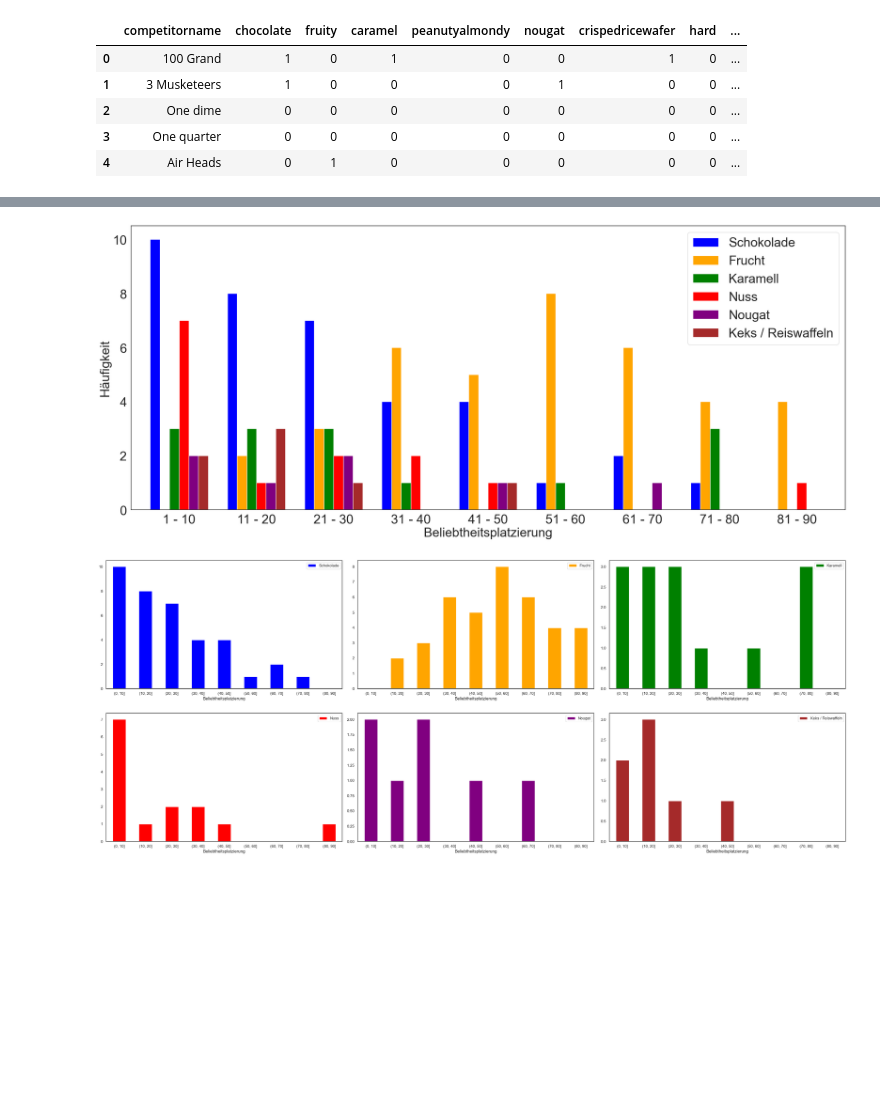
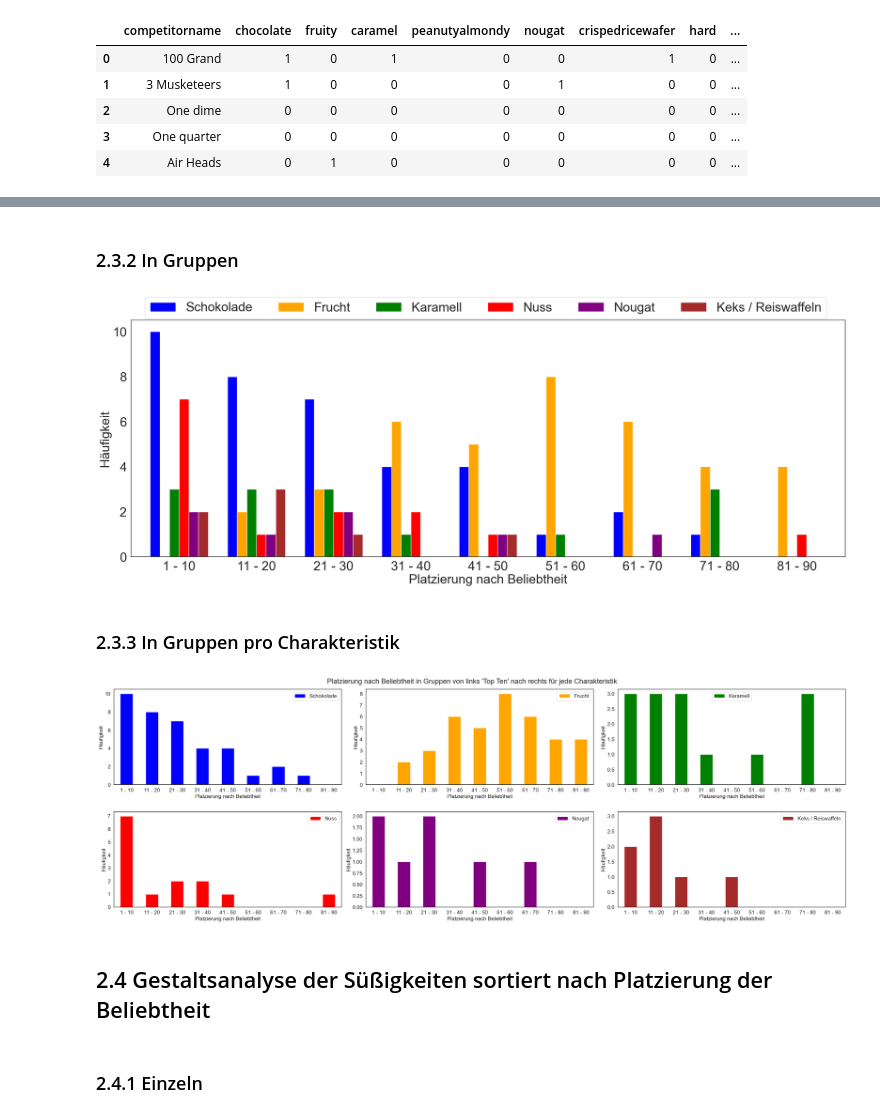
Before and after one commit to TimOliverWalter/CaseStudy_CandyData, a Jupyter notebook: case_study.ipynb, the cells around one changed output, grey strips where cells are left out. Saved outputs shown, nothing was run; the diff lists cells and outputs as text; code cells hidden in the pictures; blank space fills up the shorter version.

```diff
--- a/case_study.ipynb
+++ b/case_study.ipynb
@@ -7,6 +7,6 @@ import numpy as np
 import warnings
 warnings.filterwarnings("ignore")
 
-sns.set(style='white', rc = {'figure.figsize':(30,12)})
+sns.set(style='white', rc={'figure.figsize':[30, 10]})
 %matplotlib inline
 # %% [markdown]
@@ -91,3 +102,21 @@ df.describe().transpose()
 # %%
-sns.barplot(data=df,  y='competitorname', x='winpercent', orient='h', color='blue')
+df = df.sort_values(by='winpercent', ascending=False)
+df = df.reset_index(drop=True)
+
+taste_cols = ['chocolate', 'fruity', 'caramel', 'peanutyalmondy', 'nougat', 'crispedricewafer']
+taste_leg = ["Schokolade", "Frucht", "Karamell", "Nuss", "Nougat", "Keks / Reiswaffeln"]
+taste_color = ['blue', 'orange', 'green', 'red', 'purple', 'brown']
+
+shape_cols = ['hard', 'bar', 'pluribus']
+shape_leg = ["Fest / Bonbon", "Riegel", "Tüte / Schachtel"]
+shape_color = ['gray', 'olive', 'cyan']
+
+bins = list(range(0, 100, 10))
+
+fig, ax = plt.subplots(figsize=[30, 15])
+sns.barplot(data=df,  y='competitorname', x='winpercent', orient='h', color=taste_color[0], ax=ax)
+ax.set_xlabel("Gewinnprozent", fontsize=25)
+ax.set_ylabel("Süßigkeit", fontsize=25)
+plt.xticks(fontsize=25)
+plt.show()
 # %% [output]
@@ -128,5 +163,6 @@ plt.show()
+# %% [markdown]
+### 2.3.2 In Gruppen
 # %%
-bins = [0, 10, 20, 30, 40, 50, 60, 70, 80, 90]
 xticks = ["1 - 10", "11 - 20", "21 - 30", "31 - 40", "41 - 50", "51 - 60", "61 - 70", "71 - 80", "81 - 90"]
 df_taste_grouped = df_taste.groupby(pd.cut(df_taste['ranking'], bins)).sum()
 df_taste_grouped = df_taste_grouped.drop(['ranking'], axis=1)
@@ -135,23 +171,33 @@ df_taste_grouped.plot(kind='bar', color=taste_color, width = 0.75)
 plt.xticks(range(0,9), xticks, rotation=0, fontsize=30)
 plt.yticks(fontsize=30)
 plt.ylabel("Häufigkeit", fontsize=30)
-plt.xlabel("Beliebtheitsplatzierung", fontsize=30)
-plt.legend(taste_leg, fontsize=30)
-plt.savefig('test.png', bbox_inches='tight')
+plt.xlabel("Platzierung nach Beliebtheit", fontsize=30)
+#plt.title("Platzierung nach Beliebtheit in Gruppen von links 'Top Ten' nach rechts mit ihren jeweiligen Charakteristika", fontsize=30)
+plt.legend(taste_leg, fontsize=30, ncol=6, bbox_to_anchor=[.983,1.125])
+plt.savefig('summary1.png', bbox_inches='tight')
 # %% [output]
-[figure, old version]
+[figure, new version]
+# %% [markdown]
+### 2.3.3 In Gruppen pro Charakteristik
 # %%
+fig = plt.gcf()
+fig.suptitle("Platzierung nach Beliebtheit in Gruppen von links 'Top Ten' nach rechts für jede Charakteristik", fontsize=20)
 for index, col in enumerate(taste_cols):
     ax = plt.subplot(2, 3, index+1)
-    df_taste_grouped[col].plot(kind='bar', color=taste_color[index], label=taste_leg[index])
-    plt.xticks(rotation=0)
-    plt.xlabel("Beliebtheitsplatzierung")
-    plt.legend()
+    df_taste_grouped[col].plot(kind='bar', color=taste_color[index], label=taste_leg[index], fontsize=15)
+    plt.xticks(range(0,9), xticks, rotation=0, fontsize=15)
+    plt.ylabel("Häufigkeit", fontsize=15)
+    plt.xlabel("Platzierung nach Beliebtheit", fontsize=15)
+    plt.legend(fontsize=15)
 
 plt.tight_layout(h_pad=3)
-plt.savefig('test2.png', bbox_inches='tight')
+plt.show()
 # %% [output]
-[figure, old version]
+[figure, new version]
+# %% [markdown]
+## 2.4 Gestaltsanalyse der Süßigkeiten sortiert nach Platzierung der Beliebtheit
+# %% [markdown]
+### 2.4.1 Einzeln
 # %%
 drop_cols = taste_cols + ['competitorname', 'sugarpercent', 'pricepercent', 'winpercent']
 df_shape = df.drop(drop_cols, axis=1)
```
Also changed, not shown: parts of 39 cells of this notebook.
